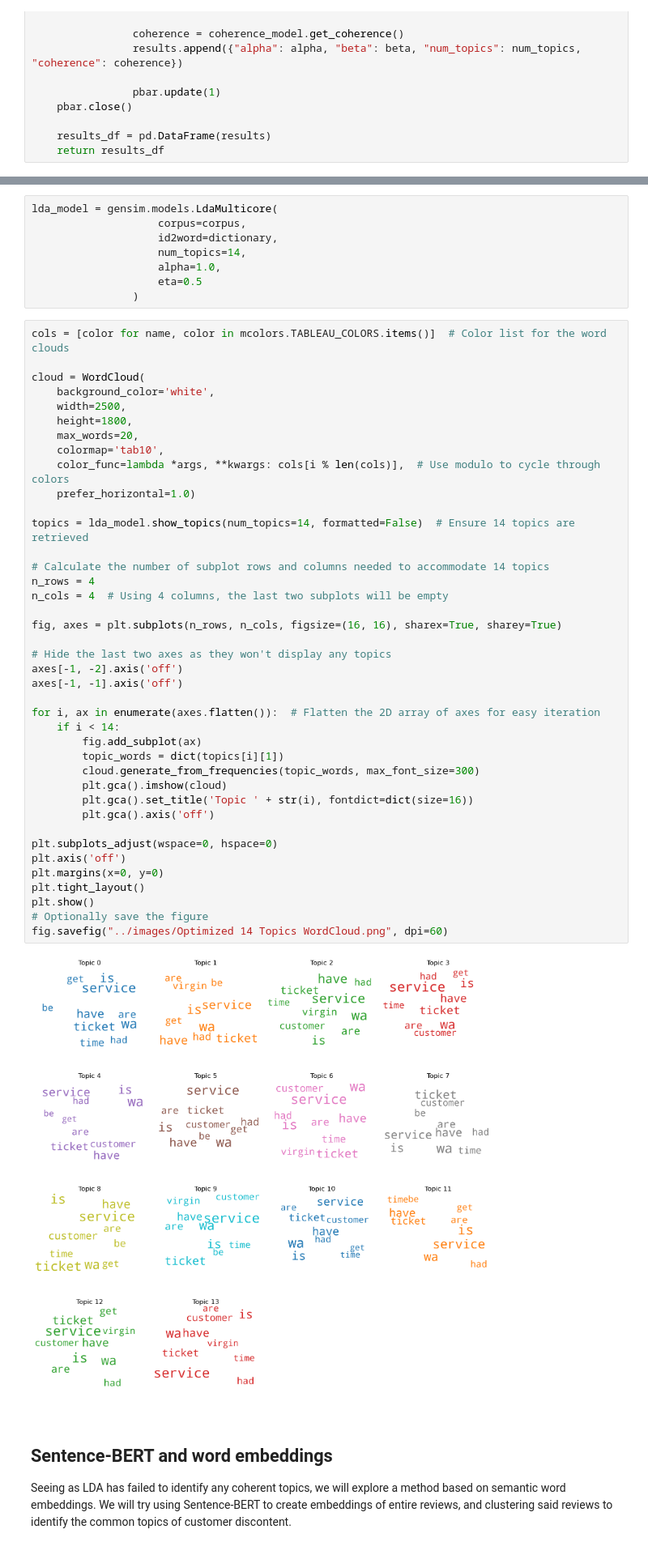
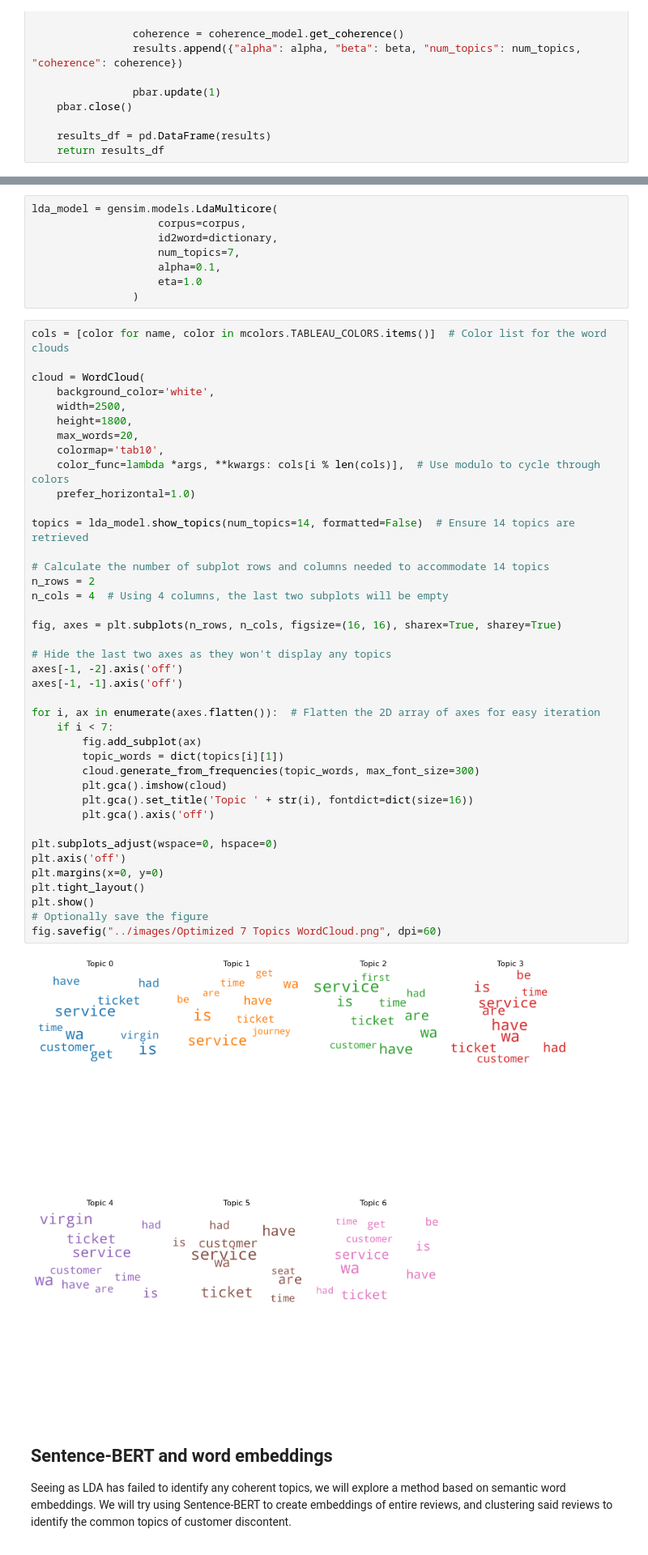
Before and after one commit to KremerML/OkraAI-interview, a Jupyter notebook: notebooks/initial_exploration.ipynb, the cells around one changed output, grey strips where cells are left out. Shown at 81% size. Saved outputs shown, nothing was run; the diff lists cells and outputs as text.

```diff
--- a/notebooks/initial_exploration.ipynb
+++ b/notebooks/initial_exploration.ipynb
@@ -421,9 +504,9 @@ fig.savefig("../images/Topic Coherence.png", dpi=60)
 lda_model = gensim.models.LdaMulticore(
                     corpus=corpus,
                     id2word=dictionary,
-                    num_topics=14,
-                    alpha=1.0,
-                    eta=0.5
+                    num_topics=7,
+                    alpha=0.1,
+                    eta=1.0
                 )
 # %%
 cols = [color for name, color in mcolors.TABLEAU_COLORS.items()]  # Color list for the word clouds
@@ -436,37 +519,37 @@ cloud = WordCloud(
     colormap='tab10',
     color_func=lambda *args, **kwargs: cols[i % len(cols)],  # Use modulo to cycle through colors
     prefer_horizontal=1.0)
 
 topics = lda_model.show_topics(num_topics=14, formatted=False)  # Ensure 14 topics are retrieved
 
 # Calculate the number of subplot rows and columns needed to accommodate 14 topics
-n_rows = 4
+n_rows = 2
 n_cols = 4  # Using 4 columns, the last two subplots will be empty
 
 fig, axes = plt.subplots(n_rows, n_cols, figsize=(16, 16), sharex=True, sharey=True)
 
 # Hide the last two axes as they won't display any topics
 axes[-1, -2].axis('off')
 axes[-1, -1].axis('off')
 
 for i, ax in enumerate(axes.flatten()):  # Flatten the 2D array of axes for easy iteration
-    if i < 14:
+    if i < 7:
         fig.add_subplot(ax)
         topic_words = dict(topics[i][1])
         cloud.generate_from_frequencies(topic_words, max_font_size=300)
         plt.gca().imshow(cloud)
         plt.gca().set_title('Topic ' + str(i), fontdict=dict(size=16))
         plt.gca().axis('off')
 
 plt.subplots_adjust(wspace=0, hspace=0)
 plt.axis('off')
 plt.margins(x=0, y=0)
 plt.tight_layout()
 plt.show()
 # Optionally save the figure
-fig.savefig("../images/Optimized 14 Topics WordCloud.png", dpi=60)
+fig.savefig("../images/Optimized 7 Topics WordCloud.png", dpi=60)
 # %% [output]
-[figure, old version]
+[figure, new version]
 # %% [markdown]
 ## Sentence-BERT and word embeddings
 
```
Also changed, not shown: parts of 15 cells of this notebook.
